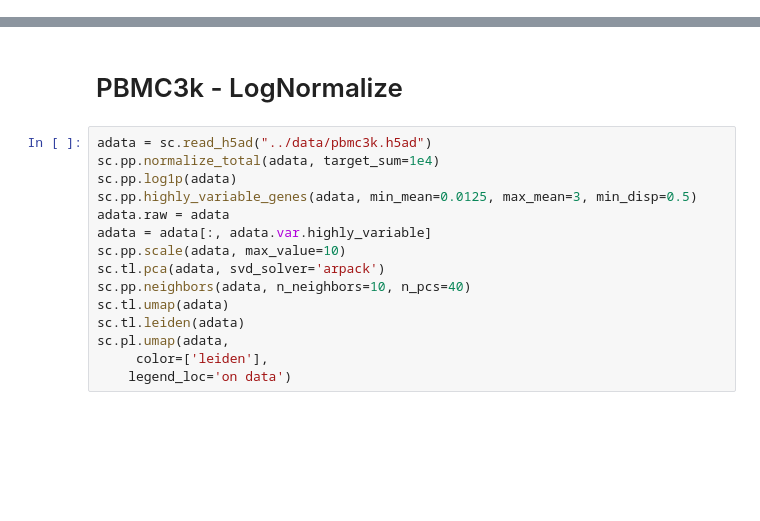
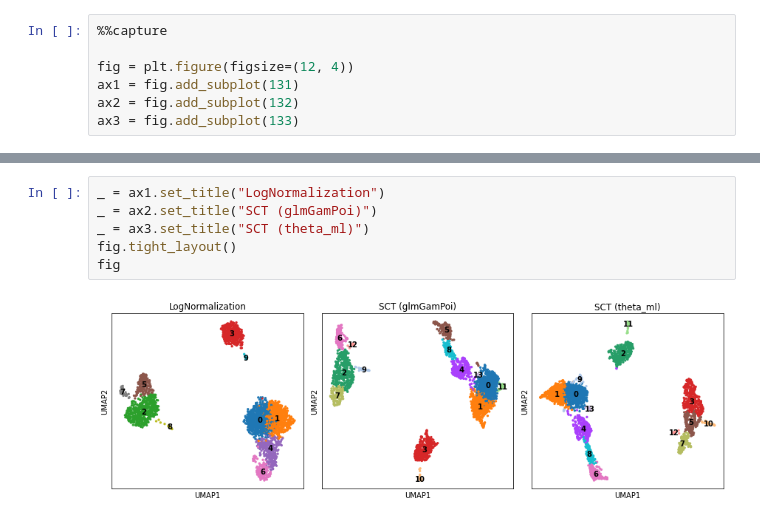
Before and after one commit to saketkc/pySCTransform, a Jupyter notebook: notebooks/pbmc3k-umap.ipynb, the cells around one changed output, grey strips where cells are left out. Drawn from its saved outputs; the diff is of its cells as text; blank space fills up the shorter version.

```diff
--- a/notebooks/pbmc3k-umap.ipynb
+++ b/notebooks/pbmc3k-umap.ipynb
@@ -17,0 +10,7 @@ time: 1.83 s (started: 2021-03-14 12:46:09 -04:00)
+# %%
+%%capture
+
+fig = plt.figure(figsize=(12, 4))
+ax1 = fig.add_subplot(131)
+ax2 = fig.add_subplot(132)
+ax3 = fig.add_subplot(133)
@@ -86,17 +78,8 @@ sc.pl.umap(
-# %% [markdown]
-# PBMC3k - LogNormalize
-# %%
-adata = sc.read_h5ad("../data/pbmc3k.h5ad")
-sc.pp.normalize_total(adata, target_sum=1e4)
-sc.pp.log1p(adata)
-sc.pp.highly_variable_genes(adata, min_mean=0.0125, max_mean=3, min_disp=0.5)
-adata.raw = adata
-adata = adata[:, adata.var.highly_variable]
-sc.pp.scale(adata, max_value=10)
-sc.tl.pca(adata, svd_solver='arpack')
-sc.pp.neighbors(adata, n_neighbors=10, n_pcs=40)
-sc.tl.umap(adata)
-sc.tl.leiden(adata)
-sc.pl.umap(adata,
-     color=['leiden'],
-    legend_loc='on data')
+# %%
+_ = ax1.set_title("LogNormalization")
+_ = ax2.set_title("SCT (glmGamPoi)")
+_ = ax3.set_title("SCT (theta_ml)")
+fig.tight_layout()
+fig
+# %% [output]
+[figure, added]
```
Also changed, not shown: parts of 12 cells of this notebook, 1 other file.
